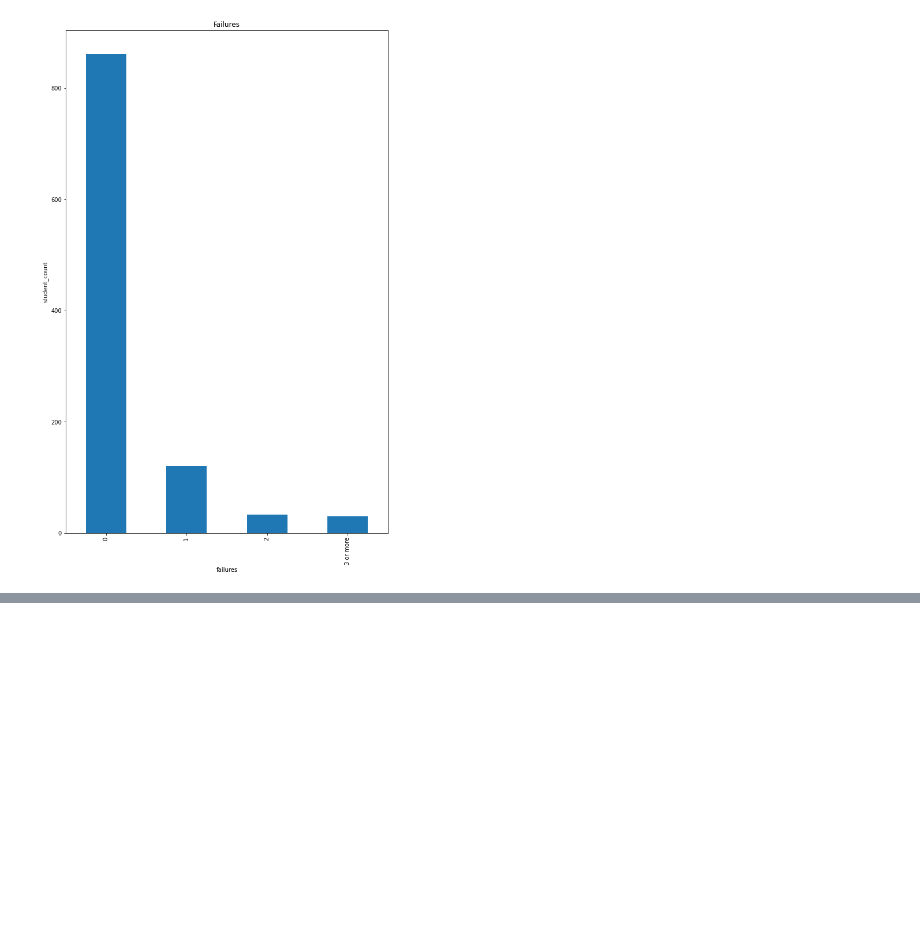
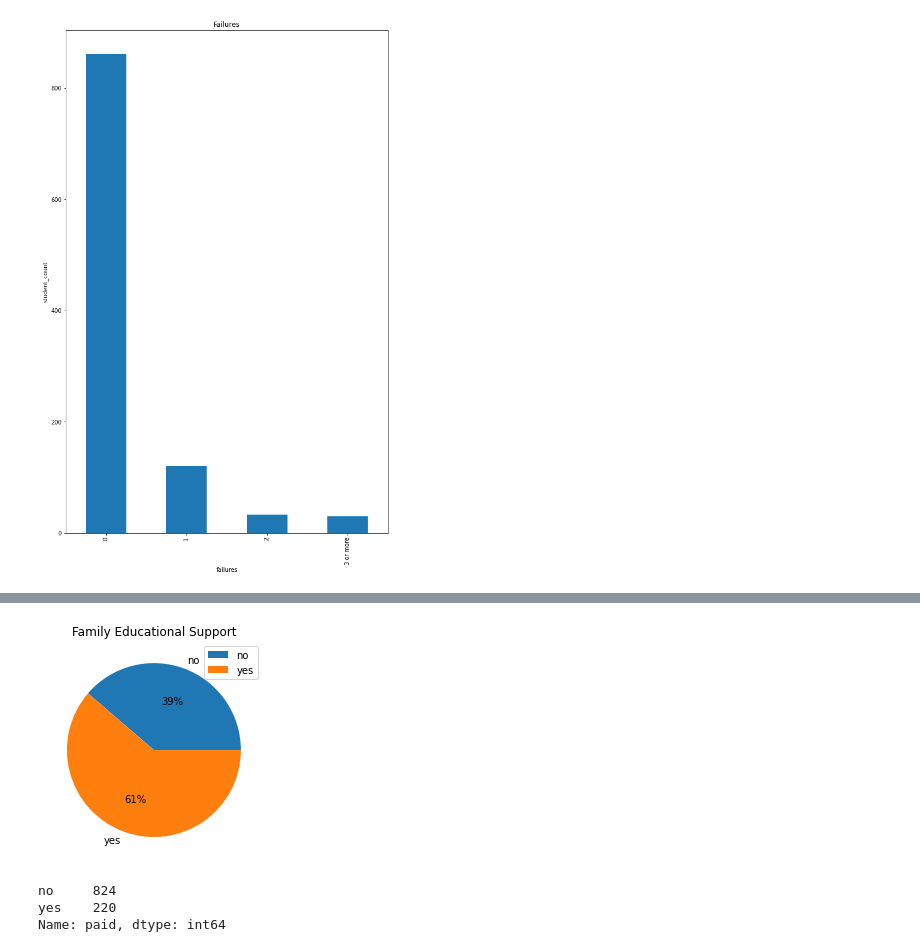
Before and after one commit to TharindaNimnajith/student-performance, a Jupyter notebook: dataset_analysis/column_data_analysis.ipynb, the cells around one changed output, grey strips where cells are left out. Cells and saved outputs as stored; diff of their text form; code cells hidden in the pictures; blank space fills up the shorter version.

```diff
--- a/dataset_analysis/column_data_analysis.ipynb
+++ b/dataset_analysis/column_data_analysis.ipynb
@@ -292,0 +316,17 @@ plt.show()
+# %%
+fig = plt.figure()
+ax = df['famsup'].value_counts(sort=False).plot(kind='pie',
+                                                autopct='%1.0f%%')
+ax.yaxis.set_visible(False)
+plt.title('Family Educational Support')
+plt.legend()
+fig.savefig('plots/family_educational_support.png', facecolor='white')
+plt.show()
+# %% [output]
+[figure, added]
+# %%
+df['paid'].value_counts(sort=False)
+# %% [output]
+no     824
+yes    220
+Name: paid, dtype: int64
```
Also changed, not shown: parts of 31 cells of this notebook, 22 other files.
